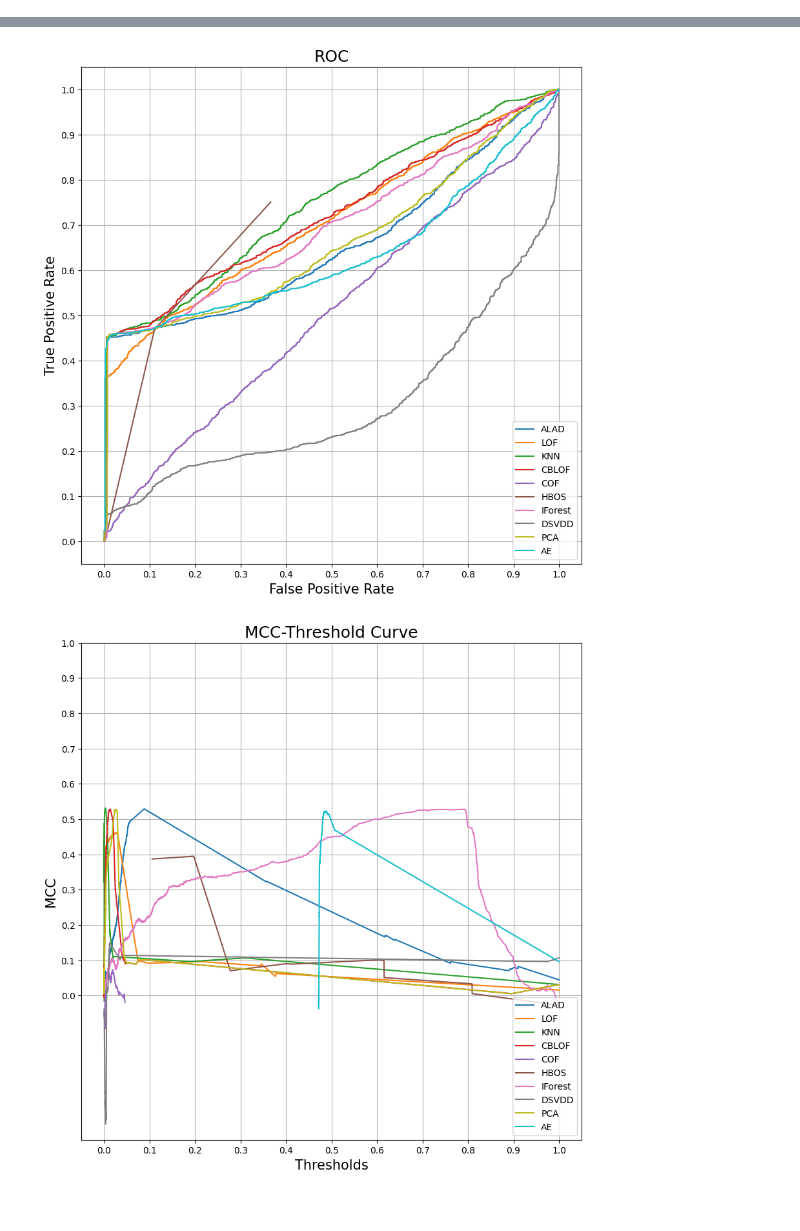
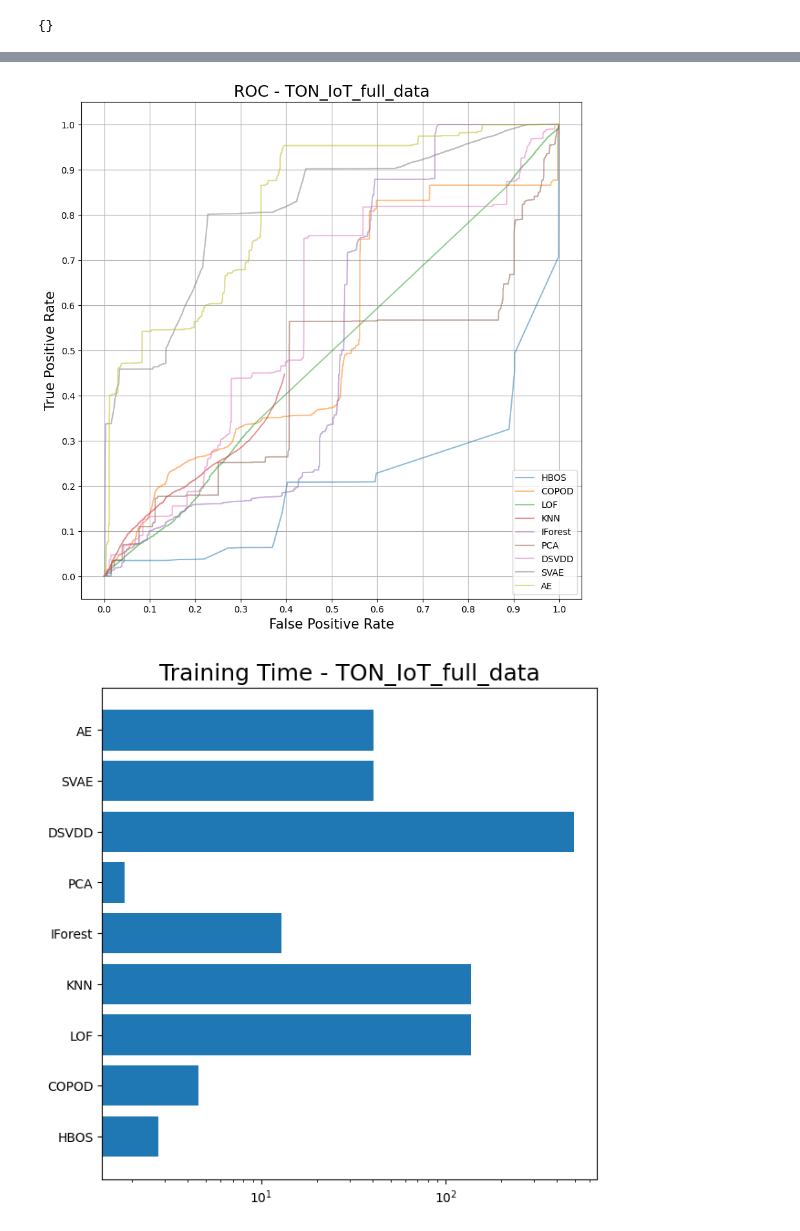
Before and after one commit to straybird16/mie696, a Jupyter notebook: src/ODs_eval.ipynb, the cells around one changed output, grey strips where cells are left out. Drawn from its saved outputs; the diff is of its cells as text; code cells hidden in the pictures.

```diff
--- a/src/ODs_eval.ipynb
+++ b/src/ODs_eval.ipynb
@@ -50,8 +59,13 @@ The autoreload extension is already loaded. To reload it, use:
 # import data
 #DATASET = 'ECU_IoHT_data'
 #DATASET = 'TON_IoT_data'
+DATASET = 'TON_IoT_full_data'
 #DATASET = 'creditcard_data'
-DATASET = 'network_data'
+#DATASET = 'network_data'
+hardClassify = False
+#DATASET = 'iiot_data'
+unbalanced_data = False
+CONTAMINATION = 0.001
 """___________________Hyper Parameters________________________"""
 repetitions = 1
 
@@ -60,10 +74,10 @@ repetitions = 1
 raw_data, anomalous_raw, features, categorical_data_index = LoadDatasetByName(DATASET)
 print(raw_data.shape, anomalous_raw.shape)
 # Pre-process data
-trim_data = True
+trim_data = False
+filter_corrcoef = True
 normalize_data = True
 normalization_scheme = "standard_scaling"
-filter_corrcoef = True
 remove_noise = False
 noise_threshold = 5
 return_dict = {}
@@ -172,0 +253,7 @@ Epoch 100/100
+# %%
+""" pr_dict.pop('SAE')
+roc_dict.pop('SAE')
+mcc_dict.pop('SAE')
+train_time_dict.pop('SAE')
+inference_time_dict.pop('SAE')
+1 """
@@ -201,6 +309,16 @@ if True:
+# %%
+print(spec_sens_dict)
+# %% [output]
+{}
 # %%
 SAVE = False
-visualize_curve(metrics=pr_dict, x_label="Recall", y_label="Precision", title="Precision-Recall Curve", save=SAVE) # visualize PR
-visualize_curve(metrics=roc_dict, x_label="False Positive Rate", y_label="True Positive Rate", title="ROC", save=SAVE) # visualize ROC
-visualize_curve(metrics=mcc_dict, x_label="Thresholds", y_label="MCC", title="MCC-Threshold Curve", save=SAVE) # visualize MCC
+if DATASET == 'medical_data' or DATASET == 'network_data' or DATASET == 'full_data':
+    prefix = 'EHMS '
+else:
+    prefix = ''
+visualize_curve(metrics=pr_dict, x_label="Recall", y_label="Precision", title="Precision-Recall Curve - "+prefix+DATASET, save=SAVE) # visualize PR
+visualize_curve(metrics=roc_dict, x_label="False Positive Rate", y_label="True Positive Rate", title="ROC - " +prefix+DATASET, save=SAVE) # visualize ROC
+#visualize_curve(metrics=mcc_dict, x_label="Thresholds", y_label="MCC", title="MCC-Threshold Curve - "+prefix+DATASET, save=SAVE) # visualize MCC
+visualize_bar(train_time_dict, save=SAVE, title='Training Time - '+prefix+DATASET) # visualize training time
+visualize_bar(inference_time_dict, save=SAVE, title='Inference Time - '+prefix+DATASET) # visualize inference time
 # %% [output]
@@ -208,2 +326,2 @@ visualize_curve(metrics=mcc_dict, x_label="Thresholds", y_label="MCC", title="MC
-[figure, old version]
+[figure, new version]
-[figure, old version]
+[figure, new version]
```
Also changed, not shown: parts of 13 cells of this notebook, 7 other files.
